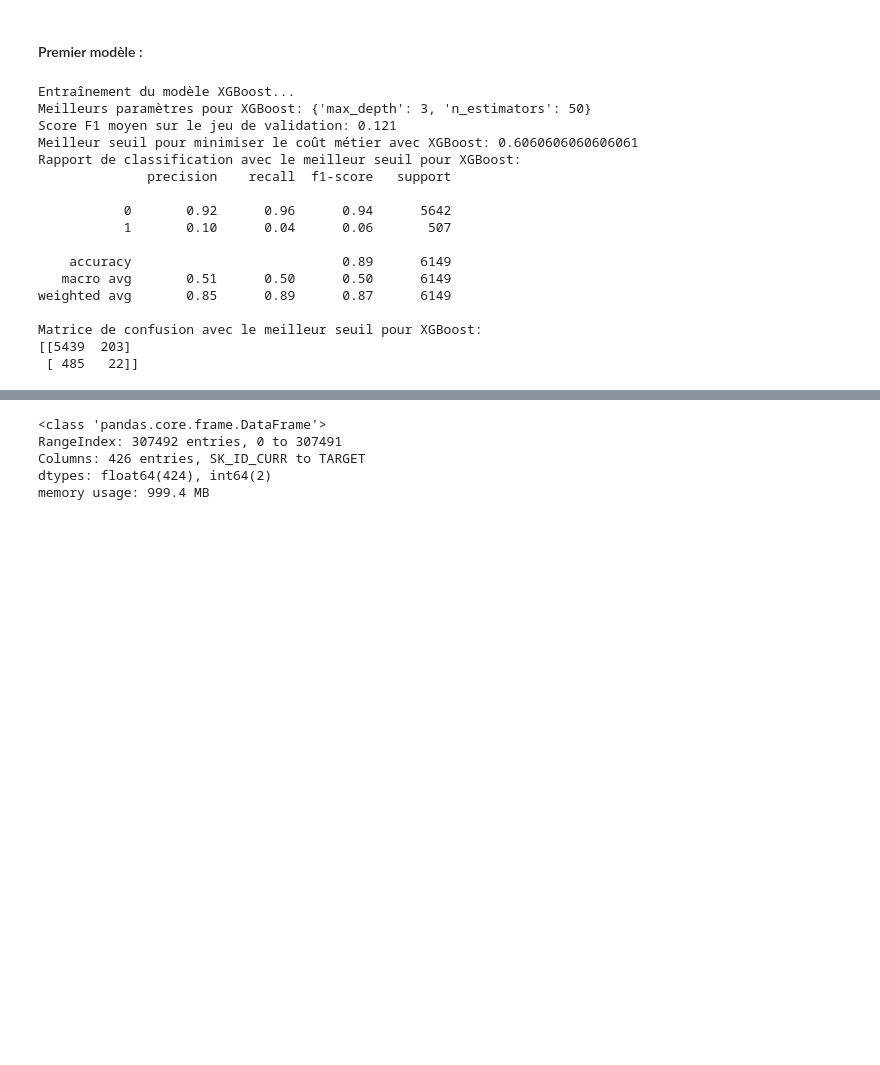
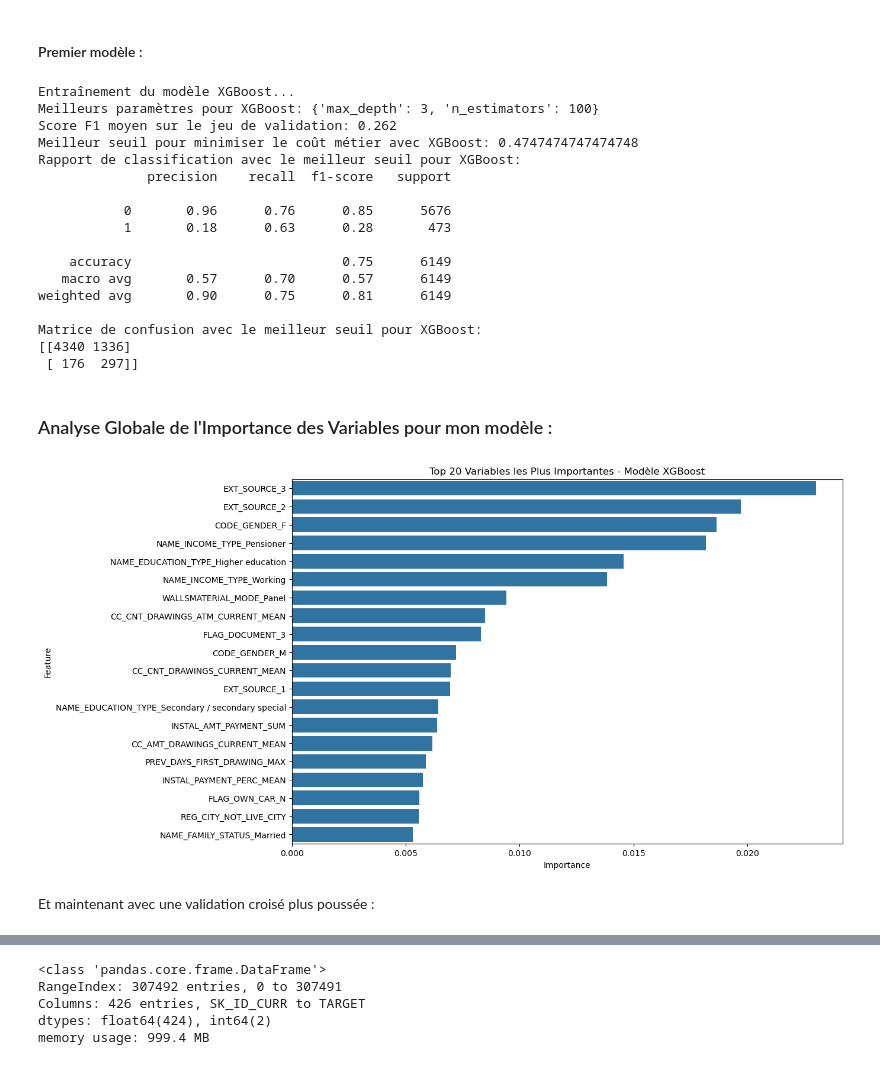
Before and after one commit to PaulMouly/Credit_Scoring, a Jupyter notebook: scripts/notebook_xg.ipynb, the cells around one changed output, grey strips where cells are left out. Drawn from its saved outputs; the diff is of its cells as text; code cells hidden in the pictures; blank space fills up the shorter version.

Commit message:
new model xxg boost modification du prétraitement

```diff
--- a/scripts/notebook_xg.ipynb
+++ b/scripts/notebook_xg.ipynb
@@ -35,19 +40,20 @@ cost_fn = 10
 
 # Conserver la colonne d'identifiant unique
 id_column = 'SK_ID_CURR'
-df_id = test[[id_column]]  # Conserver les identifiants
+df_id = df[[id_column]]  # Conserver les identifiants
 
 # Séparation des caractéristiques (X) et de la cible (y)
-X = test.drop(columns=[id_column, 'TARGET'])
-y = test['TARGET']
+X = df.drop(columns=[id_column, 'TARGET'])
+X = X.astype(np.float32)
+y = df['TARGET']
 
 # Séparation des données en ensemble d'entraînement et de test
-X_train, X_test, y_train, y_test = train_test_split(X, y, test_size=0.2, random_state=42, stratify=y)
+X_train, X_test, y_train, y_test = train_test_split(X, y, test_size=0.2, random_state=0, stratify=y)
 
 # Création du modèle :
 class_weight = (len(y_train) - sum(y_train)) / sum(y_train)
-model = XGBClassifier(scale_pos_weight=class_weight, random_state=42)
-params = {'n_estimators': [50, 100], 'max_depth': [3, 6, 9]}
+model = XGBClassifier(scale_pos_weight=class_weight, random_state=0)
+params = {'n_estimators': [100, 200], 'max_depth': [3, 6, 9]}
 
 # Configurer MLflow
 mlflow.set_tracking_uri(mlflow_url)
@@ -55,8 +61,8 @@ mlflow.set_experiment("Credit Scoring Experiment")
 
 # Échantillonner les données
 sample_size = 0.1
-X_train_sample, _, y_train_sample, _ = train_test_split(X_train, y_train, test_size=(1 - sample_size), random_state=42)
-X_test_sample, _, y_test_sample, _ = train_test_split(X_test, y_test, test_size=(1 - sample_size), random_state=42)
+X_train_sample, _, y_train_sample, _ = train_test_split(X_train, y_train, test_size=(1 - sample_size), random_state=0)
+X_test_sample, _, y_test_sample, _ = train_test_split(X_test, y_test, test_size=(1 - sample_size), random_state=0)
 
 # Entraînement du modèle XGBoost et obtention des meilleurs paramètres
 with mlflow.start_run(run_name="XGBoost"):
@@ -118,19 +124,48 @@ with mlflow.start_run(run_name="XGBoost"):
     joblib.dump(best_model, model_path)
 # %% [output]
 Entraînement du modèle XGBoost...
-Meilleurs paramètres pour XGBoost: {'max_depth': 3, 'n_estimators': 50}
-Score F1 moyen sur le jeu de validation: 0.121
-Meilleur seuil pour minimiser le coût métier avec XGBoost: 0.6060606060606061
+Meilleurs paramètres pour XGBoost: {'max_depth': 3, 'n_estimators': 100}
+Score F1 moyen sur le jeu de validation: 0.262
+Meilleur seuil pour minimiser le coût métier avec XGBoost: 0.4747474747474748
 Rapport de classification avec le meilleur seuil pour XGBoost:
               precision    recall  f1-score   support
 
-           0       0.92      0.96      0.94      5642
-           1       0.10      0.04      0.06       507
+           0       0.96      0.76      0.85      5676
+           1       0.18      0.63      0.28       473
 
-    accuracy                           0.89      6149
-   macro avg       0.51      0.50      0.50      6149
-weighted avg       0.85      0.89      0.87      6149
+    accuracy                           0.75      6149
+   macro avg       0.57      0.70      0.57      6149
+weighted avg       0.90      0.75      0.81      6149
 
 Matrice de confusion avec le meilleur seuil pour XGBoost:
-[[5439  203]
- [ 485   22]]
+[[4340 1336]
+ [ 176  297]]
+# %% [markdown]
+### Analyse Globale de l'Importance des Variables pour mon modèle :
+# %%
+import seaborn as sns
+
+# Entraînement du modèle XGBoost (avec les meilleurs hyperparamètres trouvés)
+model = XGBClassifier(scale_pos_weight=class_weight, random_state=0)
+model.fit(X_train, y_train)
+
+# Extraire l'importance des variables
+importance = model.feature_importances_
+
+# Créer un DataFrame pour faciliter la visualisation
+feature_names = X_train.columns
+importance_df = pd.DataFrame({'Feature': feature_names, 'Importance': importance})
+importance_df = importance_df.sort_values(by='Importance', ascending=False)
+
+# Sélectionner les 20 variables les plus importantes
+top_20_importance_df = importance_df.head(20)
+
+# Visualiser l'importance des variables
+plt.figure(figsize=(12, 8))
+sns.barplot(x='Importance', y='Feature', data=top_20_importance_df)
+plt.title('Top 20 Variables les Plus Importantes - Modèle XGBoost')
+plt.show()
+# %% [output]
+[figure, added]
+# %% [markdown]
+Et maintenant avec une validation croisé plus poussée :
```
Also changed, not shown: parts of 8 cells of this notebook, 7 other files.
